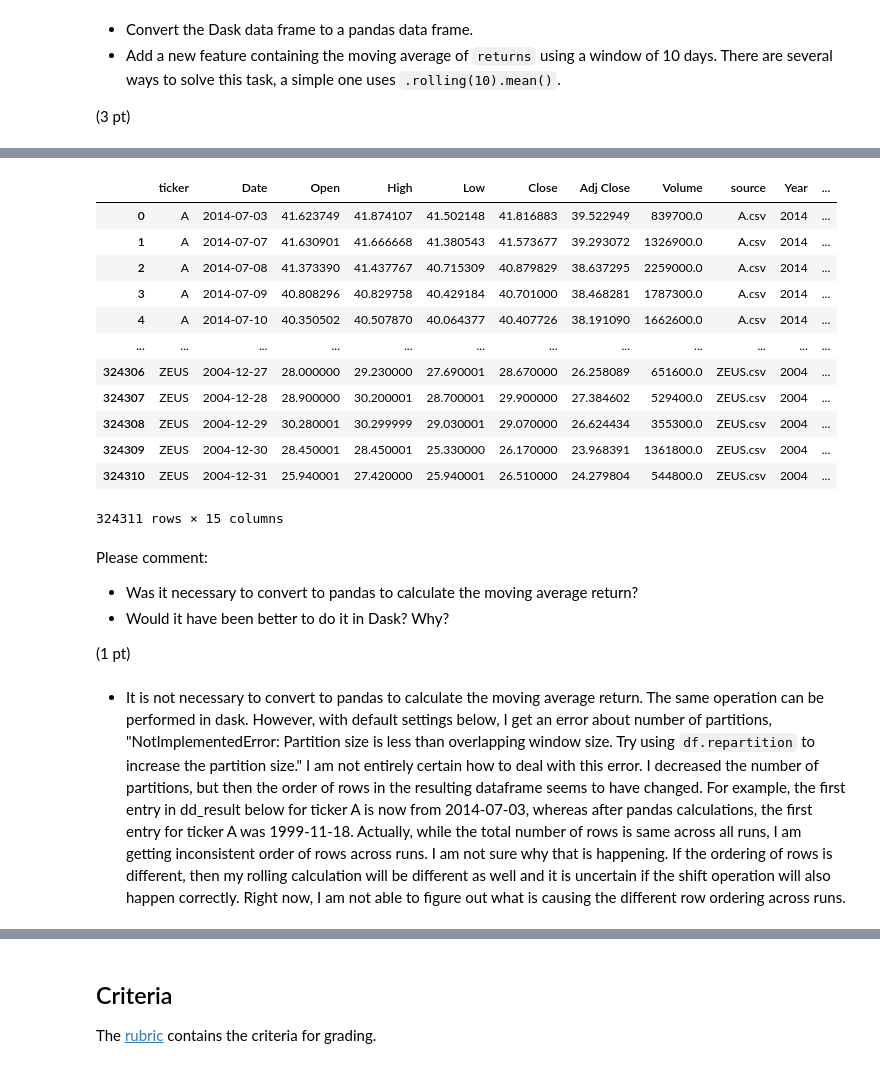
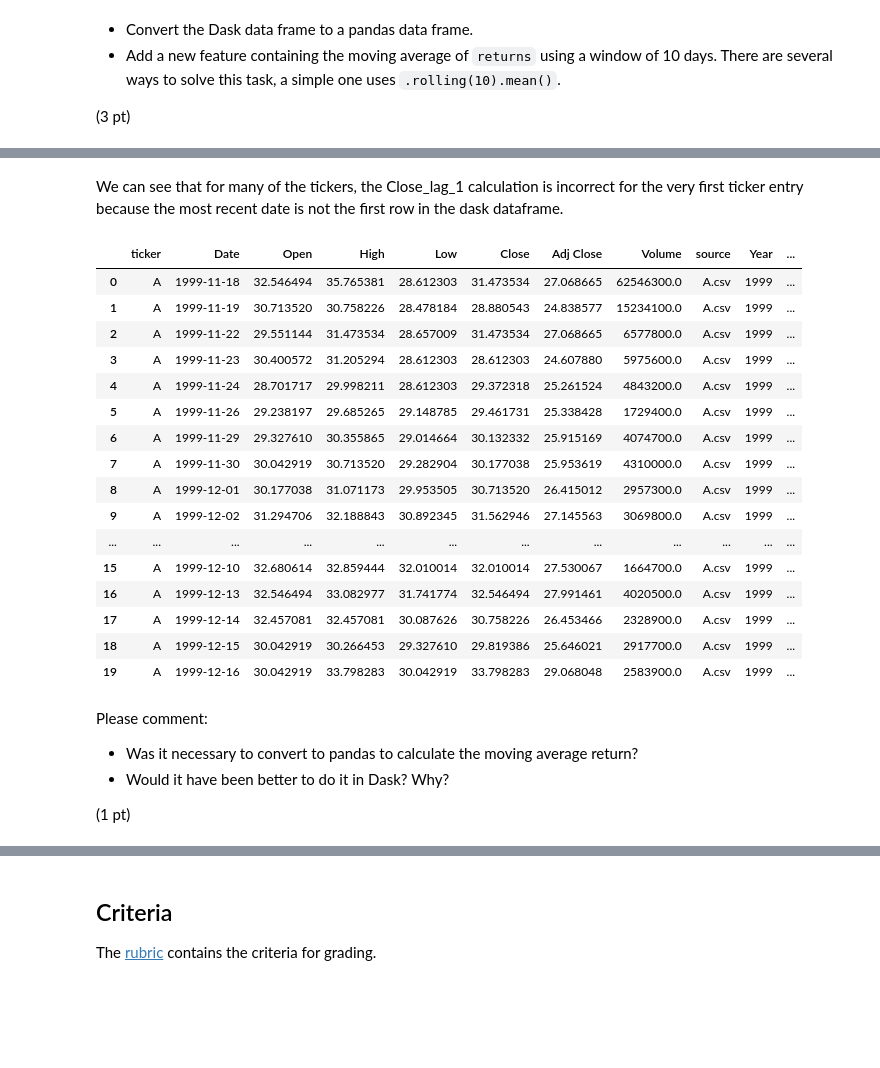
Before and after one commit to slathwal/production, a Jupyter notebook: 02_activities/assignments/assignment_1.ipynb, the cells around one changed output, grey strips where cells are left out. Saved outputs shown, nothing was run; the diff lists cells and outputs as text; code cells hidden in the pictures; blank space fills up the shorter version.

```diff
--- a/02_activities/assignments/assignment_1.ipynb
+++ b/02_activities/assignments/assignment_1.ipynb
@@ -50,18 +55,14 @@ For each ticker and using Dask, do the following:
 # %%
-# Write your code below.
-
-# Read the parquet files as a dask dataframe
-dd_px = dd.read_parquet(parquet_files).set_index("ticker")
-print(dd_px.compute().head())
-
-# Add lags for variables Close and Adj. Close using apply function after grouping by ticker.
-# Calculate returns and hi_lo_range using lambda functions within assign.
+# Ideally we should sort the groups by date before calculating new columns.  However, I am not sure how to apply sorting in a way that grouping is preserved.
+# Add lags for variables Close and Adj Close using apply function after grouping by ticker.
 dd_feat = dd_px.groupby('ticker',group_keys=False).apply(
     lambda x: x.assign(Close_lag_1 = x['Close'].shift(1),
-                       Adj_Close_lag_1 = x['Adj Close'].shift(1))
-).assign(
+                        Adj_Close_lag_1 = x['Adj Close'].shift(1))
+)
+
+# Calculate returns and hi_lo_range using lambda functions within assign.
+dd_feat = dd_feat.assign(
     returns = lambda x: x['Close']/x["Close_lag_1"] - 1,
     hi_lo_range = lambda x: x['High'] - x['Low']
 )
-dd_feat
 # %% [output]
@@ -156,27 +146,31 @@ df[df['ticker']=='A']
+# %% [markdown]
+We can see that for many of the tickers, the Close_lag_1 calculation is incorrect for the very first ticker entry because the most recent date is not the first row in the dask dataframe.
 # %%
+# Calcualte the rolling average
 df_result = df.groupby("ticker", group_keys=False).apply(
     lambda x: x.assign(moving_10_day_return_average = x['returns'].rolling(10).mean()))
 
-# Check the results for any one ticker
-df_result[df_result['ticker']=='ZEUS']
-
-# The first 9 rows of the new column will be NaN because there aren't 10 preceding entries to calculate the rolling mean.
+# The first 10 rows of the new column will be NaN because there aren't 10 preceding entries to calculate the rolling mean.
 # The columns starts to get populated once there are 10 preceding entries.
-df_result
+df_result.head(20)
 # %% [output]
 |  | ticker | Date | Open | High | Low | Close | Adj Close | Volume | source | Year | ... |
-| 0 | A | 2014-07-03 | 41.623749 | 41.874107 | 41.502148 | 41.816883 | 39.522949 | 839700.0 | A.csv | 2014 | ... |
-| 1 | A | 2014-07-07 | 41.630901 | 41.666668 | 41.380543 | 41.573677 | 39.293072 | 1326900.0 | A.csv | 2014 | ... |
-| 2 | A | 2014-07-08 | 41.373390 | 41.437767 | 40.715309 | 40.879829 | 38.637295 | 2259000.0 | A.csv | 2014 | ... |
-| 3 | A | 2014-07-09 | 40.808296 | 40.829758 | 40.429184 | 40.701000 | 38.468281 | 1787300.0 | A.csv | 2014 | ... |
-| 4 | A | 2014-07-10 | 40.350502 | 40.507870 | 40.064377 | 40.407726 | 38.191090 | 1662600.0 | A.csv | 2014 | ... |
+| 0 | A | 1999-11-18 | 32.546494 | 35.765381 | 28.612303 | 31.473534 | 27.068665 | 62546300.0 | A.csv | 1999 | ... |
+| 1 | A | 1999-11-19 | 30.713520 | 30.758226 | 28.478184 | 28.880543 | 24.838577 | 15234100.0 | A.csv | 1999 | ... |
+| 2 | A | 1999-11-22 | 29.551144 | 31.473534 | 28.657009 | 31.473534 | 27.068665 | 6577800.0 | A.csv | 1999 | ... |
+| 3 | A | 1999-11-23 | 30.400572 | 31.205294 | 28.612303 | 28.612303 | 24.607880 | 5975600.0 | A.csv | 1999 | ... |
+| 4 | A | 1999-11-24 | 28.701717 | 29.998211 | 28.612303 | 29.372318 | 25.261524 | 4843200.0 | A.csv | 1999 | ... |
+| 5 | A | 1999-11-26 | 29.238197 | 29.685265 | 29.148785 | 29.461731 | 25.338428 | 1729400.0 | A.csv | 1999 | ... |
+| 6 | A | 1999-11-29 | 29.327610 | 30.355865 | 29.014664 | 30.132332 | 25.915169 | 4074700.0 | A.csv | 1999 | ... |
+| 7 | A | 1999-11-30 | 30.042919 | 30.713520 | 29.282904 | 30.177038 | 25.953619 | 4310000.0 | A.csv | 1999 | ... |
+| 8 | A | 1999-12-01 | 30.177038 | 31.071173 | 29.953505 | 30.713520 | 26.415012 | 2957300.0 | A.csv | 1999 | ... |
+| 9 | A | 1999-12-02 | 31.294706 | 32.188843 | 30.892345 | 31.562946 | 27.145563 | 3069800.0 | A.csv | 1999 | ... |
 | ... | ... | ... | ... | ... | ... | ... | ... | ... | ... | ... | ... |
-| 324306 | ZEUS | 2004-12-27 | 28.000000 | 29.230000 | 27.690001 | 28.670000 | 26.258089 | 651600.0 | ZEUS.csv | 2004 | ... |
-| 324307 | ZEUS | 2004-12-28 | 28.900000 | 30.200001 | 28.700001 | 29.900000 | 27.384602 | 529400.0 | ZEUS.csv | 2004 | ... |
-| 324308 | ZEUS | 2004-12-29 | 30.280001 | 30.299999 | 29.030001 | 29.070000 | 26.624434 | 355300.0 | ZEUS.csv | 2004 | ... |
-| 324309 | ZEUS | 2004-12-30 | 28.450001 | 28.450001 | 25.330000 | 26.170000 | 23.968391 | 1361800.0 | ZEUS.csv | 2004 | ... |
-| 324310 | ZEUS | 2004-12-31 | 25.940001 | 27.420000 | 25.940001 | 26.510000 | 24.279804 | 544800.0 | ZEUS.csv | 2004 | ... |
+| 15 | A | 1999-12-10 | 32.680614 | 32.859444 | 32.010014 | 32.010014 | 27.530067 | 1664700.0 | A.csv | 1999 | ... |
+| 16 | A | 1999-12-13 | 32.546494 | 33.082977 | 31.741774 | 32.546494 | 27.991461 | 4020500.0 | A.csv | 1999 | ... |
+| 17 | A | 1999-12-14 | 32.457081 | 32.457081 | 30.087626 | 30.758226 | 26.453466 | 2328900.0 | A.csv | 1999 | ... |
+| 18 | A | 1999-12-15 | 30.042919 | 30.266453 | 29.327610 | 29.819386 | 25.646021 | 2917700.0 | A.csv | 1999 | ... |
+| 19 | A | 1999-12-16 | 30.042919 | 33.798283 | 30.042919 | 33.798283 | 29.068048 | 2583900.0 | A.csv | 1999 | ... |
-324311 rows × 15 columns
 # %% [markdown]
 Please comment:
 
@@ -184,6 +178,3 @@ Please comment:
 + Would it have been better to do it in Dask? Why?
 
 (1 pt)
-# %% [markdown]
-- It is not necessary to convert to pandas to calculate the moving average return. The same operation can be performed in dask. However, with default settings below, I get an error about number of partitions, "NotImplementedError: Partition size is less than overlapping window size. Try using ``df.repartition`` to increase the partition size." I am not entirely certain how to deal with this error. I decreased the number of partitions, but then the order of rows in the resulting dataframe seems to have changed. For example, the first entry in dd_result below for ticker A is now from 2014-07-03, whereas after pandas calculations, the first entry for ticker A was 1999-11-18.
-Actually, while the total number of rows is same across all runs, I am getting inconsistent order of rows across runs. I am not sure why that is happening. If the ordering of rows is different, then my rolling calculation will be different as well and it is uncertain if the shift operation will also happen correctly. Right now, I am not able to figure out what is causing the different row ordering across runs.
```
Also changed, not shown: parts of 10 cells of this notebook.
